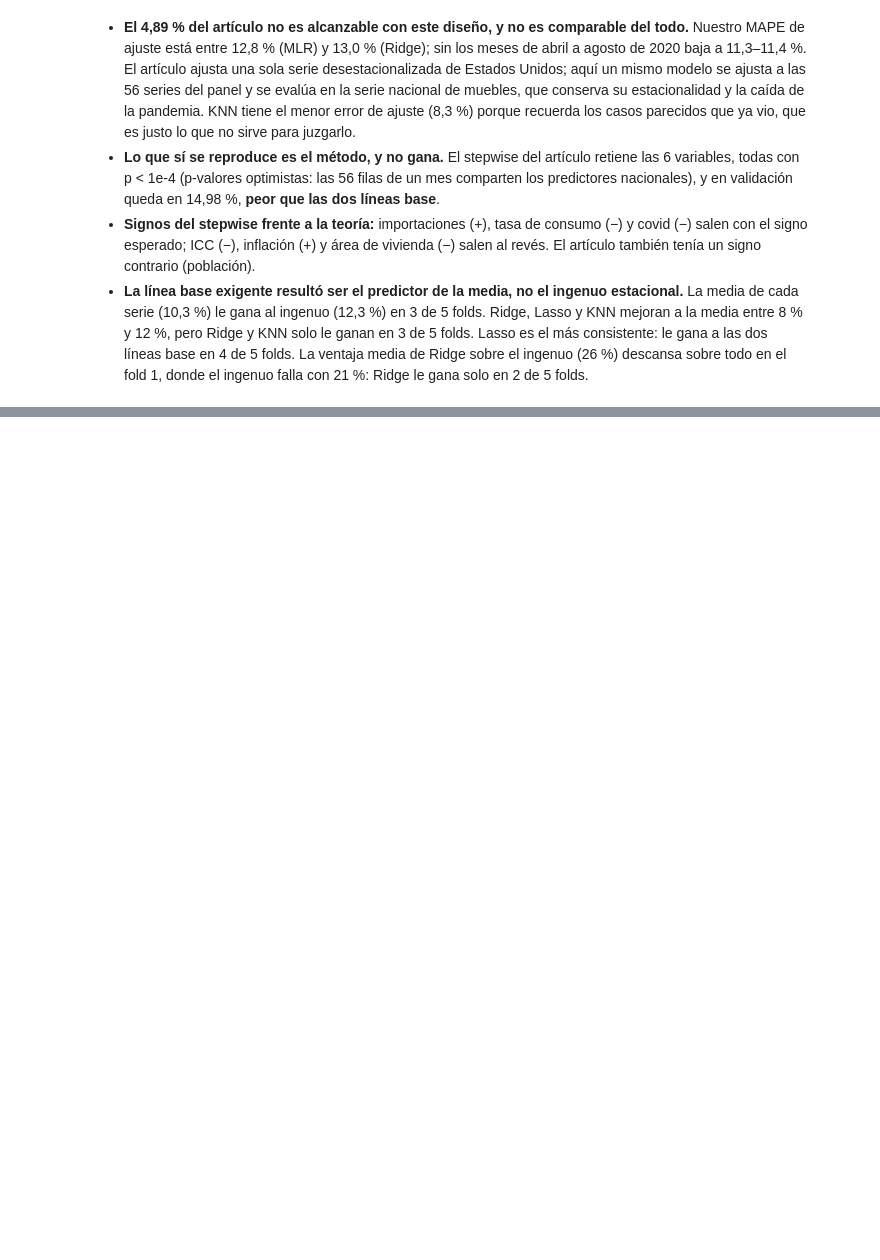
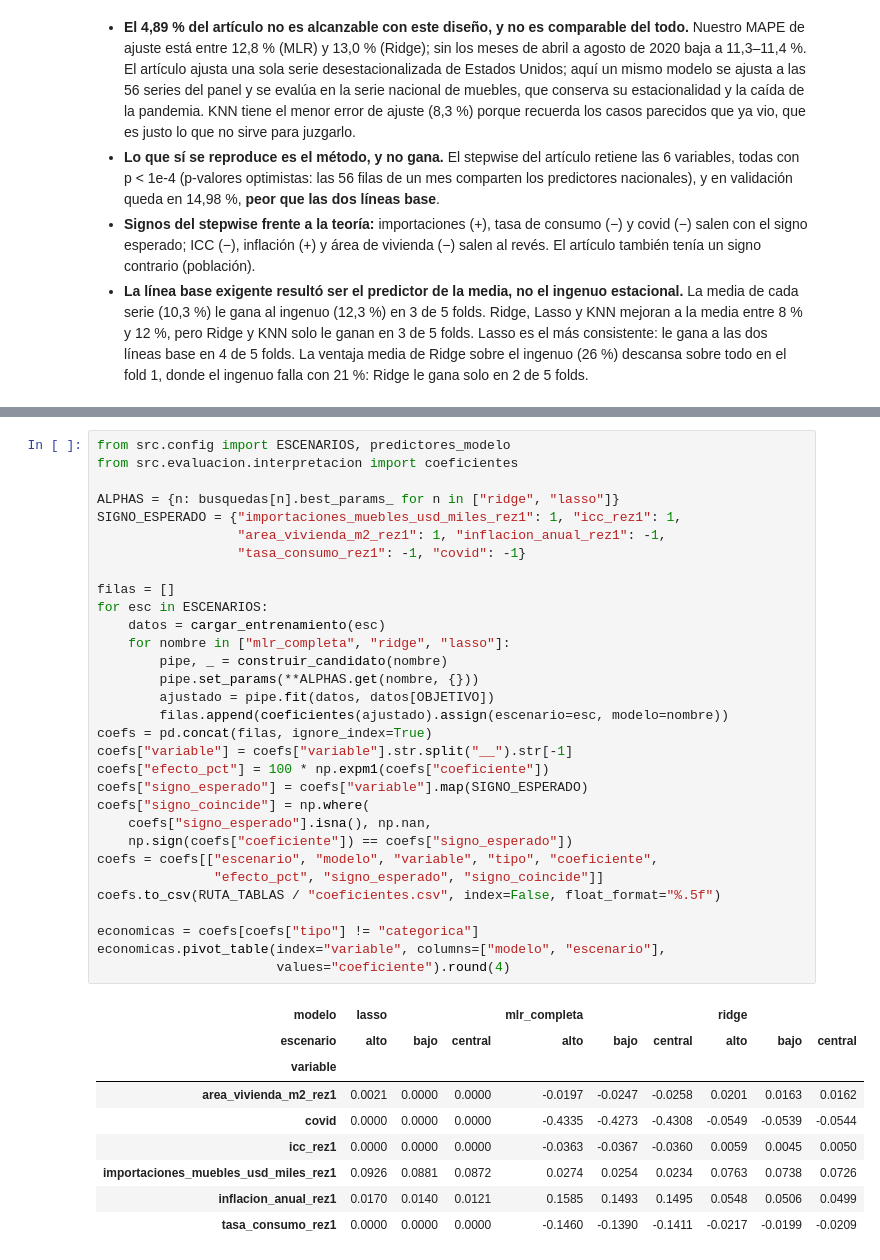
Before and after one commit to jdrodriguez03/pronostico-amoblamiento-colombia, a Jupyter notebook: notebooks/04_interpretacion.ipynb, the cells around one changed output, grey strips where cells are left out. Cells and saved outputs as stored; diff of their text form; blank space fills up the shorter version.

```diff
--- a/notebooks/04_interpretacion.ipynb
+++ b/notebooks/04_interpretacion.ipynb
@@ -429,0 +436,41 @@ historial
+# %%
+from src.config import ESCENARIOS, predictores_modelo
+from src.evaluacion.interpretacion import coeficientes
+
+ALPHAS = {n: busquedas[n].best_params_ for n in ["ridge", "lasso"]}
+SIGNO_ESPERADO = {"importaciones_muebles_usd_miles_rez1": 1, "icc_rez1": 1,
+                  "area_vivienda_m2_rez1": 1, "inflacion_anual_rez1": -1,
+                  "tasa_consumo_rez1": -1, "covid": -1}
+
+filas = []
+for esc in ESCENARIOS:
+    datos = cargar_entrenamiento(esc)
+    for nombre in ["mlr_completa", "ridge", "lasso"]:
+        pipe, _ = construir_candidato(nombre)
+        pipe.set_params(**ALPHAS.get(nombre, {}))
+        ajustado = pipe.fit(datos, datos[OBJETIVO])
+        filas.append(coeficientes(ajustado).assign(escenario=esc, modelo=nombre))
+coefs = pd.concat(filas, ignore_index=True)
+coefs["variable"] = coefs["variable"].str.split("__").str[-1]
+coefs["efecto_pct"] = 100 * np.expm1(coefs["coeficiente"])
+coefs["signo_esperado"] = coefs["variable"].map(SIGNO_ESPERADO)
+coefs["signo_coincide"] = np.where(
+    coefs["signo_esperado"].isna(), np.nan,
+    np.sign(coefs["coeficiente"]) == coefs["signo_esperado"])
+coefs = coefs[["escenario", "modelo", "variable", "tipo", "coeficiente",
+               "efecto_pct", "signo_esperado", "signo_coincide"]]
+coefs.to_csv(RUTA_TABLAS / "coeficientes.csv", index=False, float_format="%.5f")
+
+economicas = coefs[coefs["tipo"] != "categorica"]
+economicas.pivot_table(index="variable", columns=["modelo", "escenario"],
+                       values="coeficiente").round(4)
+# %% [output]
+| modelo | lasso |  |  | mlr_completa |  |  | ridge |  |  |
+| escenario | alto | bajo | central | alto | bajo | central | alto | bajo | central |
+| variable |  |  |  |  |  |  |  |  |  |
+| area_vivienda_m2_rez1 | 0.0021 | 0.0000 | 0.0000 | -0.0197 | -0.0247 | -0.0258 | 0.0201 | 0.0163 | 0.0162 |
+| covid | 0.0000 | 0.0000 | 0.0000 | -0.4335 | -0.4273 | -0.4308 | -0.0549 | -0.0539 | -0.0544 |
+| icc_rez1 | 0.0000 | 0.0000 | 0.0000 | -0.0363 | -0.0367 | -0.0360 | 0.0059 | 0.0045 | 0.0050 |
+| importaciones_muebles_usd_miles_rez1 | 0.0926 | 0.0881 | 0.0872 | 0.0274 | 0.0254 | 0.0234 | 0.0763 | 0.0738 | 0.0726 |
+| inflacion_anual_rez1 | 0.0170 | 0.0140 | 0.0121 | 0.1585 | 0.1493 | 0.1495 | 0.0548 | 0.0506 | 0.0499 |
+| tasa_consumo_rez1 | 0.0000 | 0.0000 | 0.0000 | -0.1460 | -0.1390 | -0.1411 | -0.0217 | -0.0199 | -0.0209 |
```
Also changed, not shown: parts of 10 cells of this notebook, 2 other files.
